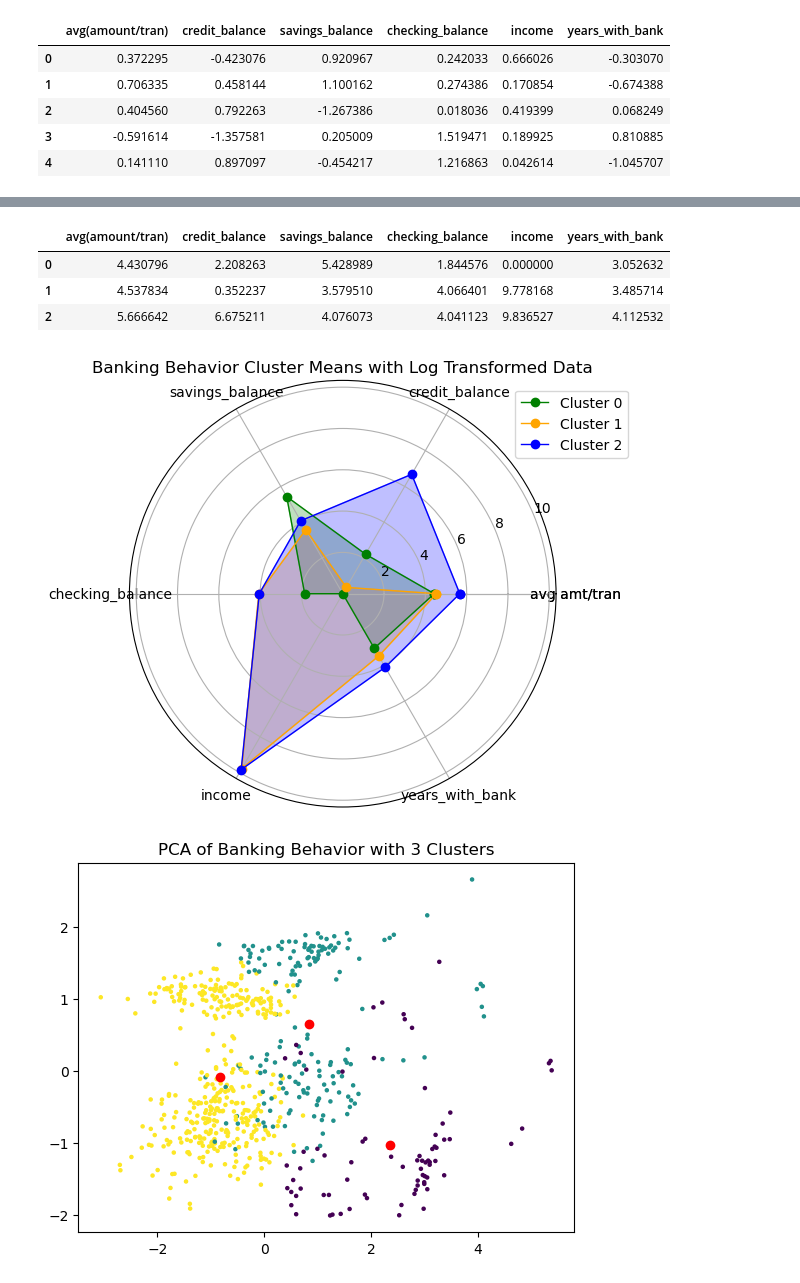
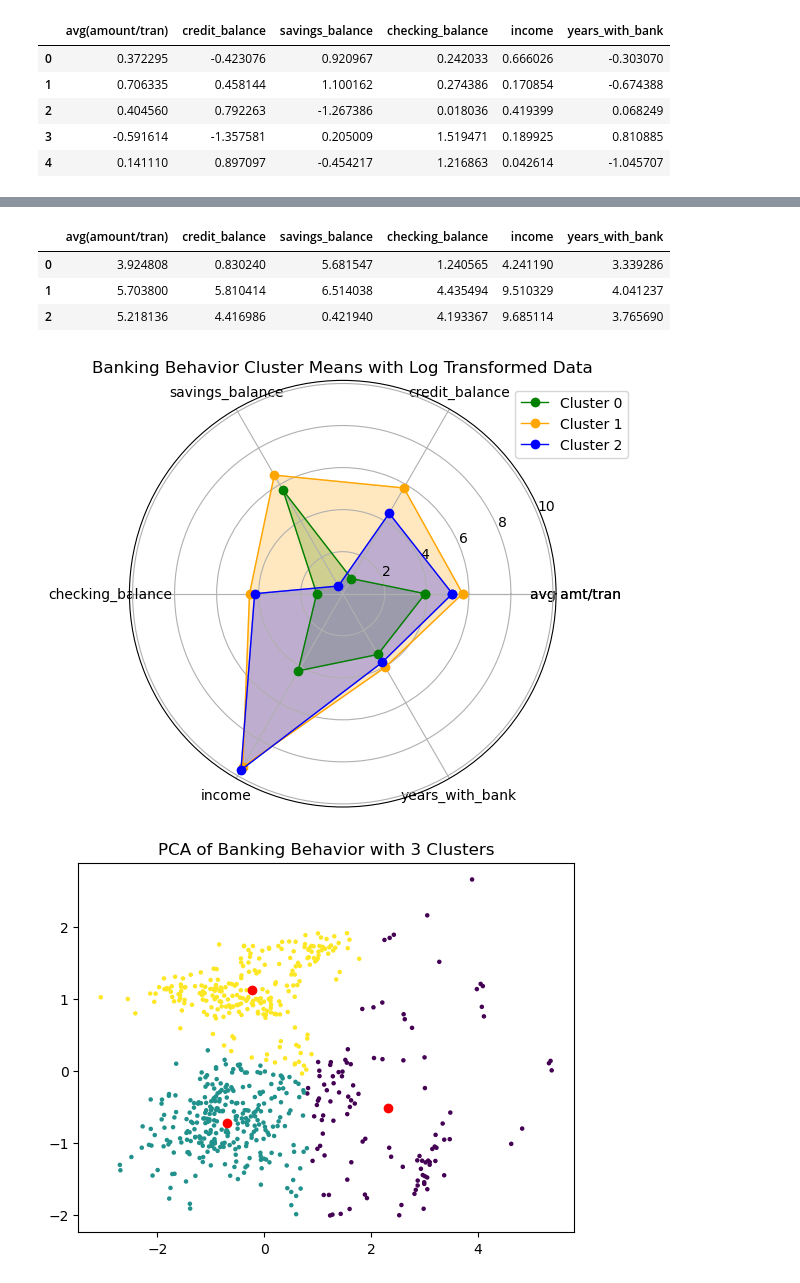
Before and after one commit to tombra1984/LHL-ClusteringProject, a Jupyter notebook: banking_cluster.ipynb, the cells around one changed output, grey strips where cells are left out. Saved outputs shown, nothing was run; the diff lists cells and outputs as text; code cells hidden in the pictures.

Commit message:
adjusted notebook to use PCA before clustering

```diff
--- a/banking_cluster.ipynb
+++ b/banking_cluster.ipynb
@@ -57,3 +53,8 @@ banking_data_scaled.head()
 | 2 | 0.404560 | 0.792263 | -1.267386 | 0.018036 | 0.419399 | 0.068249 |
 | 3 | -0.591614 | -1.357581 | 0.205009 | 1.519471 | 0.189925 | 0.810885 |
 | 4 | 0.141110 | 0.897097 | -0.454217 | 1.216863 | 0.042614 | -1.045707 |
+# %%
+# PCA on scaled data
+banking_pca = PCA(n_components=2).set_output(transform="pandas")
+banking_pca_df = banking_pca.fit_transform(banking_data_scaled)
+banking_pca_df.head()
@@ -233,7 +241,7 @@ plt.show()
 # Return to KMeans with k = 3
 # Instantiate
 model_KMeans = KMeans(n_clusters = 3)
-X = banking_data_scaled
+X = banking_pca_df
 labels = None
 # Train
 labels = model_KMeans.fit_predict(X)
@@ -245,9 +253,9 @@ cluster_means = pd.DataFrame([cluster_0_means, cluster_1_means, cluster_2_means]
 cluster_means
 # %% [output]
 |  | avg(amount/tran) | credit_balance | savings_balance | checking_balance | income | years_with_bank |
-| 0 | 4.430796 | 2.208263 | 5.428989 | 1.844576 | 0.000000 | 3.052632 |
-| 1 | 4.537834 | 0.352237 | 3.579510 | 4.066401 | 9.778168 | 3.485714 |
-| 2 | 5.666642 | 6.675211 | 4.076073 | 4.041123 | 9.836527 | 4.112532 |
+| 0 | 3.924808 | 0.830240 | 5.681547 | 1.240565 | 4.241190 | 3.339286 |
+| 1 | 5.703800 | 5.810414 | 6.514038 | 4.435494 | 9.510329 | 4.041237 |
+| 2 | 5.218136 | 4.416986 | 0.421940 | 4.193367 | 9.685114 | 3.765690 |
 # %%
 # Obtain angles for radar plots
 angles=np.linspace(0,2*np.pi,len(cluster_means.columns), endpoint=False)
@@ -277,16 +285,14 @@ plt.title('Banking Behavior Cluster Means with Log Transformed Data')
 plt.legend(bbox_to_anchor=(1,0.85), loc='upper right', bbox_transform=plt.gcf().transFigure)
 plt.show()
 # %% [output]
-[figure, old version]
+[figure, new version]
 # %%
 # PCA
-pca = PCA(n_components=2).set_output(transform="pandas")
-df_pca = pca.fit_transform(banking_data_scaled)
-df_pca['label'] = labels
-pca_centroids = pca.transform(model_KMeans.cluster_centers_)
-plt.scatter(df_pca['pca0'], df_pca['pca1'], c=df_pca['label'], s=5)
-plt.scatter(pca_centroids['pca0'], pca_centroids['pca1'], c='red')
+banking_pca_df['label'] = labels
+pca_centroids = model_KMeans.cluster_centers_
+plt.scatter(banking_pca_df['pca0'], banking_pca_df['pca1'], c=banking_pca_df['label'], s=5)
+plt.scatter(pca_centroids[:,0], pca_centroids[:,1], c='red')
 plt.title('PCA of Banking Behavior with 3 Clusters')
 plt.show()
 # %% [output]
-[figure, old version]
+[figure, new version]
```
Also changed, not shown: parts of 13 cells of this notebook.
